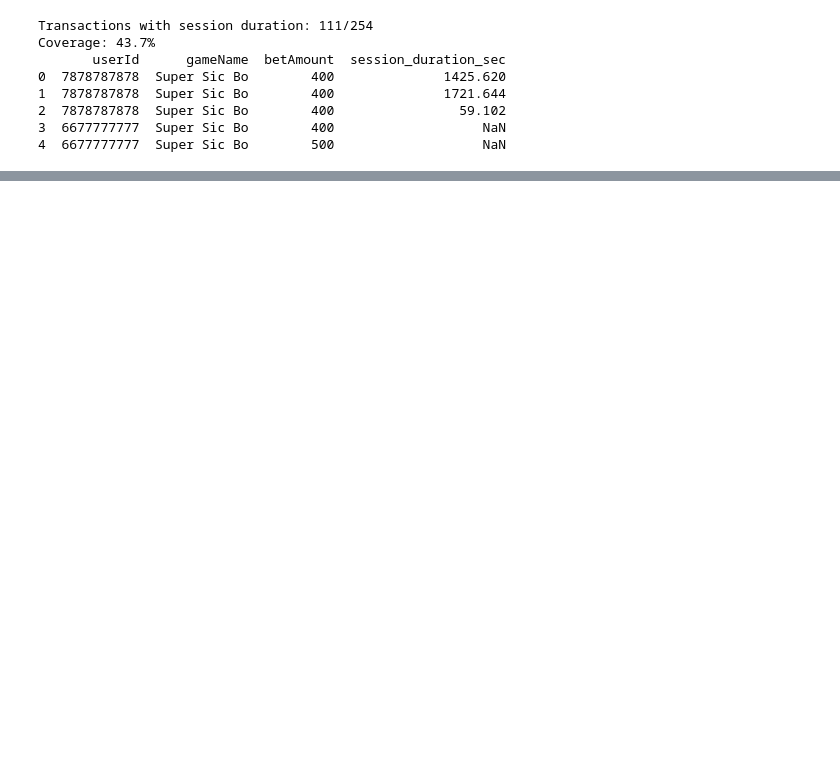
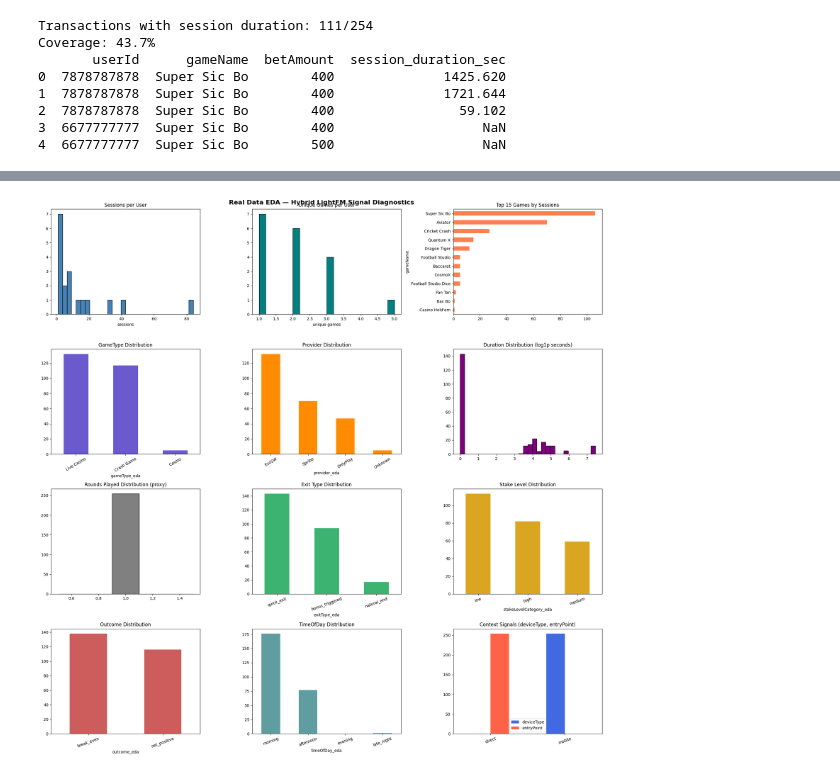
Before and after one commit to AyushDubeyaquagaming/Hybrid-RecSys, a Jupyter notebook: lightfm/recsys_real_data.ipynb, the cells around one changed output, grey strips where cells are left out. Saved outputs shown, nothing was run; the diff lists cells and outputs as text; code cells hidden in the pictures; blank space fills up the shorter version.

```diff
--- a/lightfm/recsys_real_data.ipynb
+++ b/lightfm/recsys_real_data.ipynb
@@ -459,0 +548,73 @@ Coverage: 43.7%
+# %%
+# EDA visualizations for hybrid LightFM signals
+
+fig, axes = plt.subplots(4, 3, figsize=(20, 20))
+fig.suptitle('Real Data EDA — Hybrid LightFM Signal Diagnostics', fontsize=16, fontweight='bold')
+
+# 1) User activity: sessions per user
+sessions_per_user = eda_df.groupby('userId').size()
+axes[0, 0].hist(sessions_per_user, bins=30, color='steelblue', edgecolor='black')
+axes[0, 0].set_title('Sessions per User')
+axes[0, 0].set_xlabel('sessions')
+
+# 2) User activity: games per user
+games_per_user = eda_df.groupby('userId')['gameName'].nunique()
+axes[0, 1].hist(games_per_user, bins=20, color='teal', edgecolor='black')
+axes[0, 1].set_title('Unique Games per User')
+axes[0, 1].set_xlabel('unique games')
+
+# 3) Game popularity (top 15)
+eda_df['gameName'].value_counts().head(15).sort_values().plot(kind='barh', ax=axes[0, 2], color='coral')
+axes[0, 2].set_title('Top 15 Games by Sessions')
+
+# 4) gameType distribution
+eda_df['gameType_eda'].value_counts().plot(kind='bar', ax=axes[1, 0], color='slateblue')
+axes[1, 0].set_title('GameType Distribution')
+axes[1, 0].tick_params(axis='x', rotation=30)
+
+# 5) provider distribution
+eda_df['provider_eda'].value_counts().plot(kind='bar', ax=axes[1, 1], color='darkorange')
+axes[1, 1].set_title('Provider Distribution')
+axes[1, 1].tick_params(axis='x', rotation=30)
+
+# 6) engagement: duration
+axes[1, 2].hist(np.log1p(eda_df['durationSeconds']), bins=30, color='purple', edgecolor='black')
+axes[1, 2].set_title('Duration Distribution (log1p seconds)')
+
+# 7) engagement: rounds proxy
+axes[2, 0].hist(eda_df['roundsPlayed'], bins=5, color='gray', edgecolor='black')
+axes[2, 0].set_title('Rounds Played Distribution (proxy)')
+
+# 8) engagement: exitType
+eda_df['exitType_eda'].value_counts().plot(kind='bar', ax=axes[2, 1], color='mediumseagreen')
+axes[2, 1].set_title('Exit Type Distribution')
+axes[2, 1].tick_params(axis='x', rotation=20)
+
+# 9) financial signals
+eda_df['stakeLevelCategory_eda'].value_counts().plot(kind='bar', ax=axes[2, 2], color='goldenrod')
+axes[2, 2].set_title('Stake Level Distribution')
+axes[2, 2].tick_params(axis='x', rotation=20)
+
+# 10) outcome
+eda_df['outcome_eda'].value_counts().plot(kind='bar', ax=axes[3, 0], color='indianred')
+axes[3, 0].set_title('Outcome Distribution')
+axes[3, 0].tick_params(axis='x', rotation=20)
+
+# 11) temporal patterns
+eda_df['timeOfDay_eda'].value_counts().reindex(['morning','afternoon','evening','late_night'], fill_value=0).plot(kind='bar', ax=axes[3, 1], color='cadetblue')
+axes[3, 1].set_title('TimeOfDay Distribution')
+axes[3, 1].tick_params(axis='x', rotation=20)
+
+# 12) context patterns
+context_plot_df = pd.DataFrame({
+    'deviceType': eda_df['deviceType_eda'].value_counts(),
+    'entryPoint': eda_df['entryPoint_eda'].value_counts()
+}).fillna(0)
+context_plot_df.plot(kind='bar', ax=axes[3, 2], color=['royalblue', 'tomato'])
+axes[3, 2].set_title('Context Signals (deviceType, entryPoint)')
+axes[3, 2].tick_params(axis='x', rotation=20)
+
+plt.tight_layout()
+plt.show()
+# %% [output]
+[figure, added]
```
Also changed, not shown: parts of 31 cells of this notebook.
